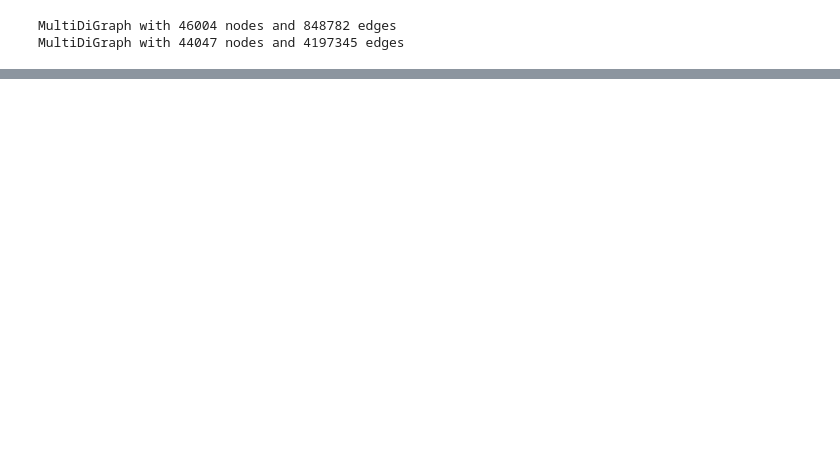
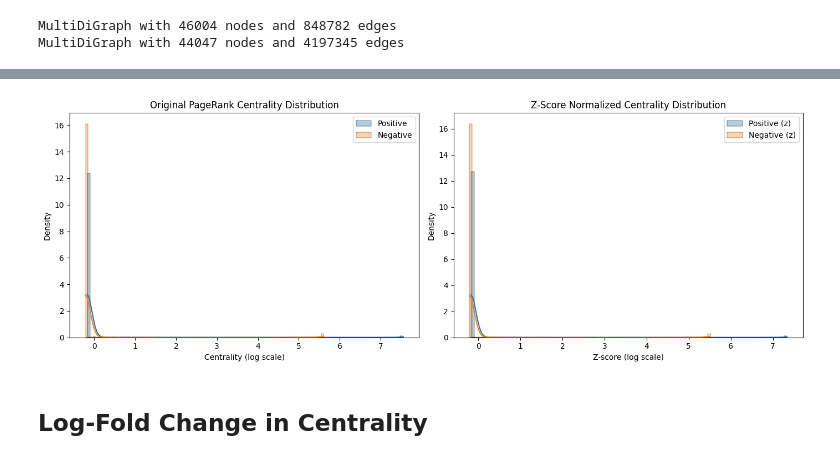
Before and after one commit to ek775/Hidden-State-Genomics, a Jupyter notebook: KG_feature_diff.ipynb, the cells around one changed output, grey strips where cells are left out. Cells and saved outputs as stored; diff of their text form; code cells hidden in the pictures; blank space fills up the shorter version.

```diff
--- a/KG_feature_diff.ipynb
+++ b/KG_feature_diff.ipynb
@@ -595,0 +61,50 @@ Top significant negative nodes by fold-change:
+# %%
+# Draw original and z-score normalized centrality distributions for each group
+pos_orig = np.array(list(pos_cent_nodes.values()), dtype=float)
+neg_orig = np.array(list(neg_cent_nodes.values()), dtype=float)
+pos_norm = znorm(pos_orig)
+neg_norm = znorm(neg_orig)
+
+# apply log transformation to original values for better visualization
+from sklearn.preprocessing import PowerTransformer
+pt = PowerTransformer(method='yeo-johnson', standardize=True)
+pos_orig_log = pt.fit_transform(pos_orig.reshape(-1, 1)).flatten()
+neg_orig_log = pt.fit_transform(neg_orig.reshape(-1, 1)).flatten()
+pos_norm_log = pt.fit_transform(pos_norm.reshape(-1, 1)).flatten()
+neg_norm_log = pt.fit_transform(neg_norm.reshape(-1, 1)).flatten()
+
+# Plotting
+fig, axes = plt.subplots(1, 2, figsize=(14, 5))
+
+sns.histplot(
+    pos_orig_log, bins=100, stat="density", kde=True,
+    color="tab:blue", alpha=0.35, label="Positive", ax=axes[0]
+    )
+sns.histplot(
+    neg_orig_log, bins=100, stat="density", kde=True,
+    color="tab:orange", alpha=0.35, label="Negative", ax=axes[0]
+    )
+axes[0].set_title("Original PageRank Centrality Distribution")
+axes[0].set_xlabel("Centrality (log scale)")
+axes[0].set_ylabel("Density")
+axes[0].legend()
+
+sns.histplot(
+    pos_norm_log, bins=100, stat="density", kde=True,
+    color="tab:blue", alpha=0.35, label="Positive (z)", ax=axes[1]
+    )
+sns.histplot(
+    neg_norm_log, bins=100, stat="density", kde=True,
+    color="tab:orange", alpha=0.35, label="Negative (z)", ax=axes[1]
+    )
+axes[1].set_title("Z-Score Normalized Centrality Distribution")
+axes[1].set_xlabel("Z-score (log scale)")
+axes[1].set_ylabel("Density")
+axes[1].legend()
+
+plt.tight_layout()
+plt.show()
+# %% [output]
+[figure, added]
+# %% [markdown]
+## Log-Fold Change in Centrality
```
Also changed, not shown: parts of 8 cells of this notebook, 28 other files.
